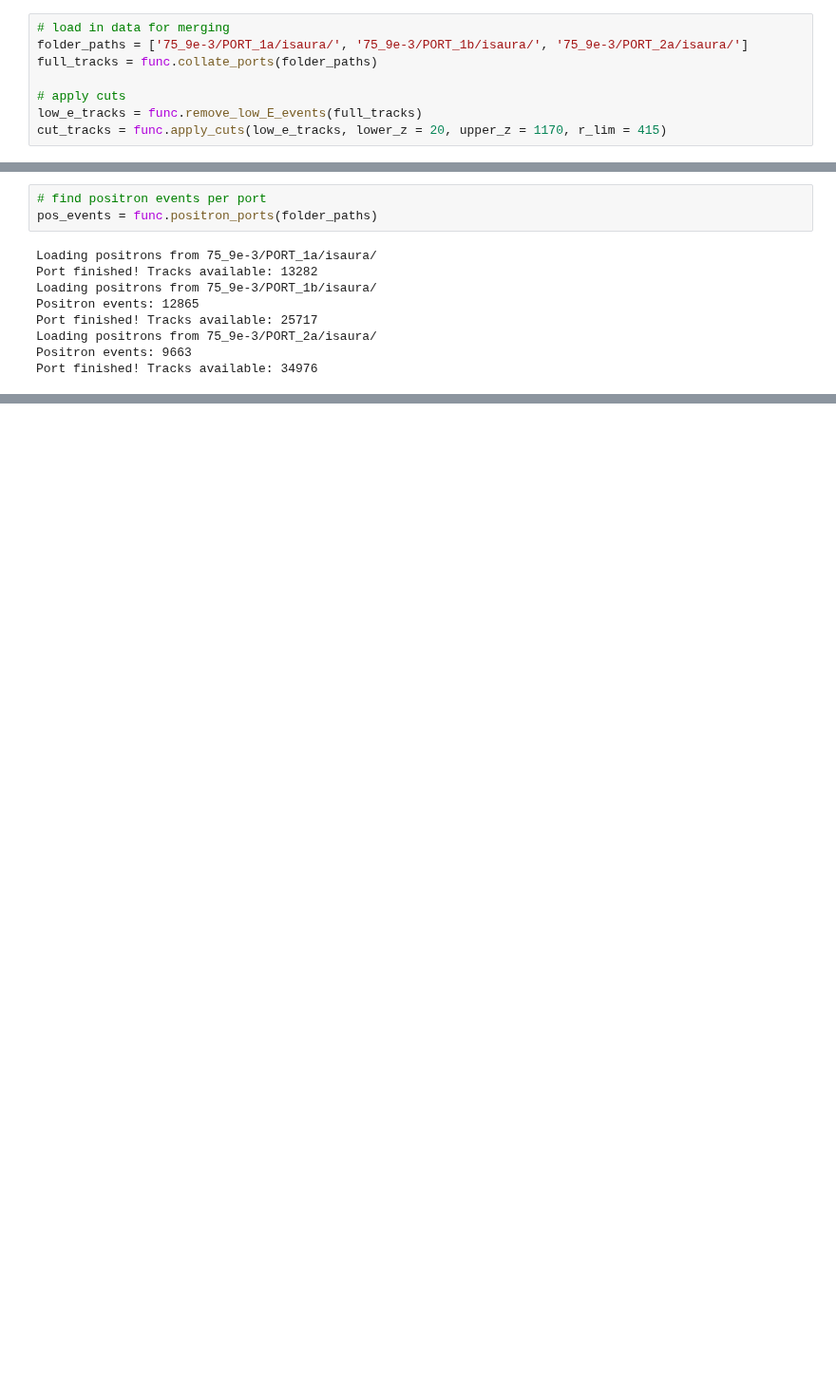
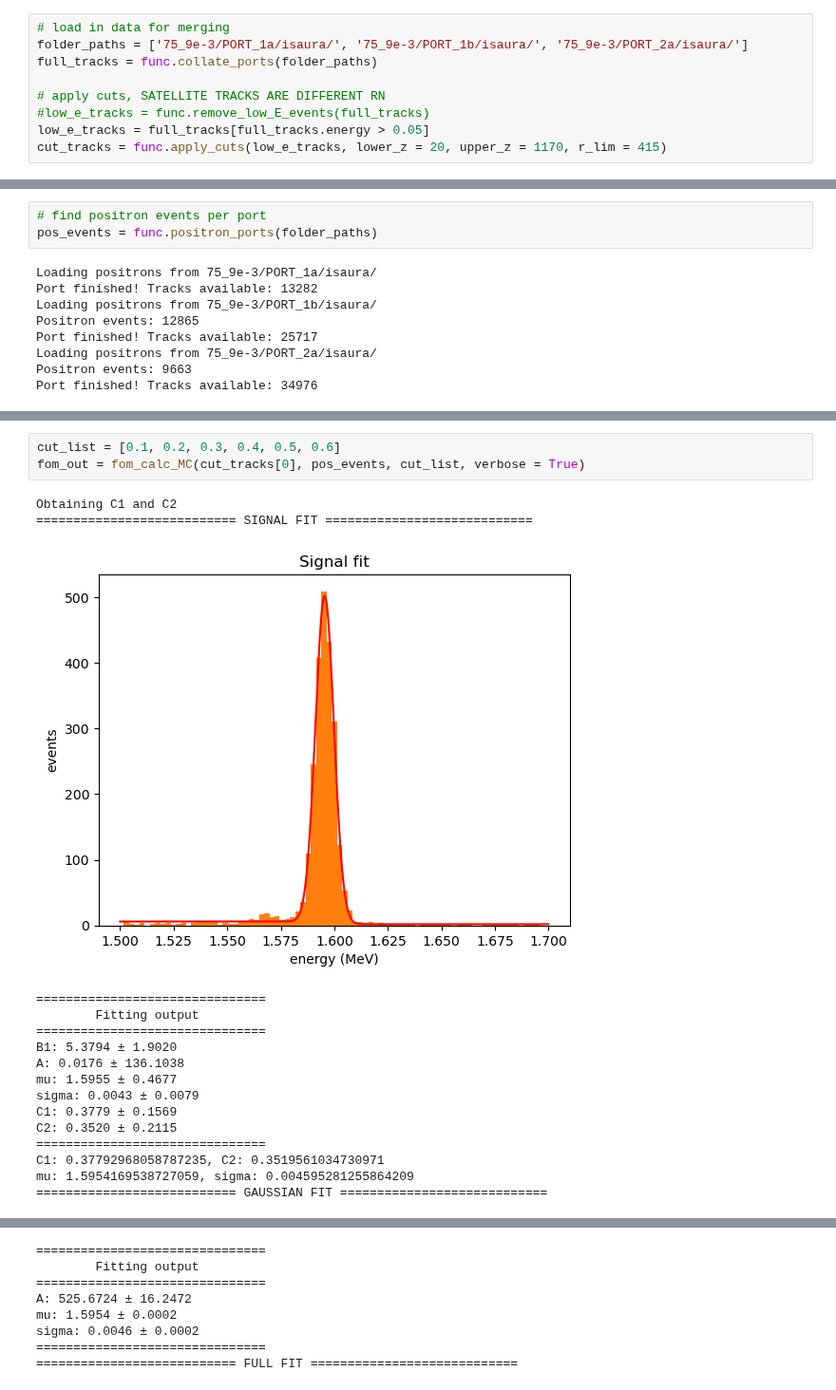
Before and after one commit to jwaiton/next_misc, a Jupyter notebook: FOM_merge&fit/true_FOM_producer.ipynb, the cells around one changed output, grey strips where cells are left out. Shown at 95% size. Cells and saved outputs as stored; diff of their text form; blank space fills up the shorter version.

Commit message:
produce fitting FOM & remove satellite merging

```diff
--- a/FOM_merge&fit/true_FOM_producer.ipynb
+++ b/FOM_merge&fit/true_FOM_producer.ipynb
@@ -26,8 +28,9 @@ from scipy.integrate import quad
 folder_paths = ['75_9e-3/PORT_1a/isaura/', '75_9e-3/PORT_1b/isaura/', '75_9e-3/PORT_2a/isaura/']
 full_tracks = func.collate_ports(folder_paths)
 
-# apply cuts
-low_e_tracks = func.remove_low_E_events(full_tracks)
+# apply cuts, SATELLITE TRACKS ARE DIFFERENT RN
+#low_e_tracks = func.remove_low_E_events(full_tracks)
+low_e_tracks = full_tracks[full_tracks.energy > 0.05]
 cut_tracks = func.apply_cuts(low_e_tracks, lower_z = 20, upper_z = 1170, r_lim = 415)
 # %% [output]
 Porting 75_9e-3/PORT_1a/isaura/
@@ -200,0 +269,20 @@ def fom_calc_MC(cut_data, positron_data, cut_list, binning = 80, verbose = False
+# %%
+cut_list = [0.1, 0.2, 0.3, 0.4, 0.5, 0.6]
+fom_out = fom_calc_MC(cut_tracks[0], pos_events, cut_list, verbose = True)
+# %% [output]
+Obtaining C1 and C2
+=========================== SIGNAL FIT ============================
+[figure, added]
+===============================
+        Fitting output
+===============================
+B1: 5.3794 ± 1.9020
+A: 0.0176 ± 136.1038
+mu: 1.5955 ± 0.4677
+sigma: 0.0043 ± 0.0079
+C1: 0.3779 ± 0.1569
+C2: 0.3520 ± 0.2115
+===============================
+C1: 0.37792968058787235, C2: 0.3519561034730971
+mu: 1.5954169538727059, sigma: 0.004595281255864209
+=========================== GAUSSIAN FIT ============================
@@ -200,0 +290,8 @@ def fom_calc_MC(cut_data, positron_data, cut_list, binning = 80, verbose = False
+===============================
+        Fitting output
+===============================
+A: 525.6724 ± 16.2472
+mu: 1.5954 ± 0.0002
+sigma: 0.0046 ± 0.0002
+===============================
+=========================== FULL FIT ============================
```
Also changed, not shown: parts of 9 cells of this notebook, 4 other files.
